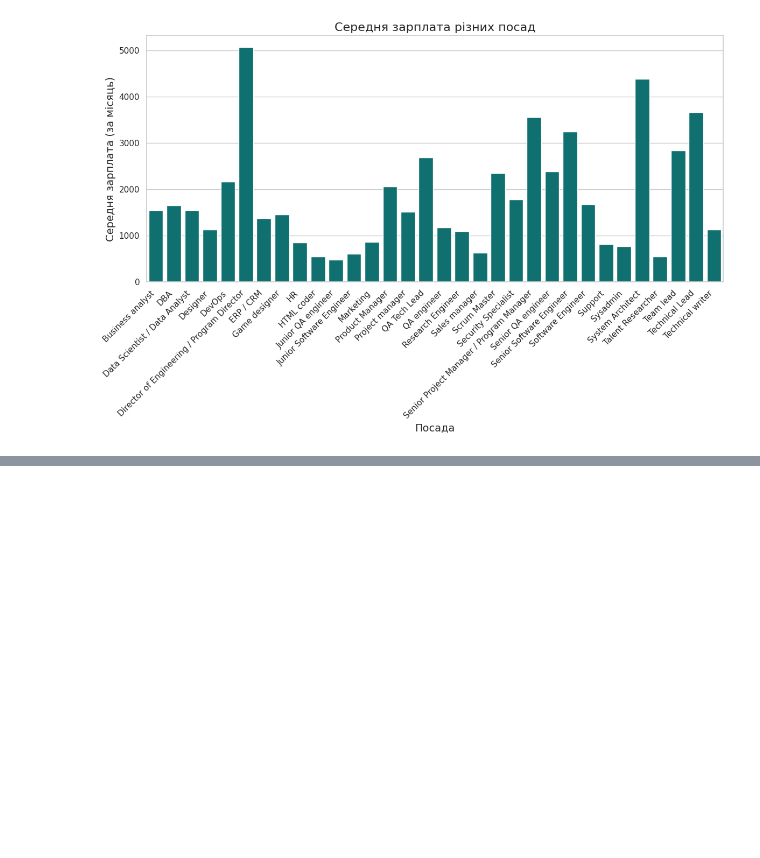
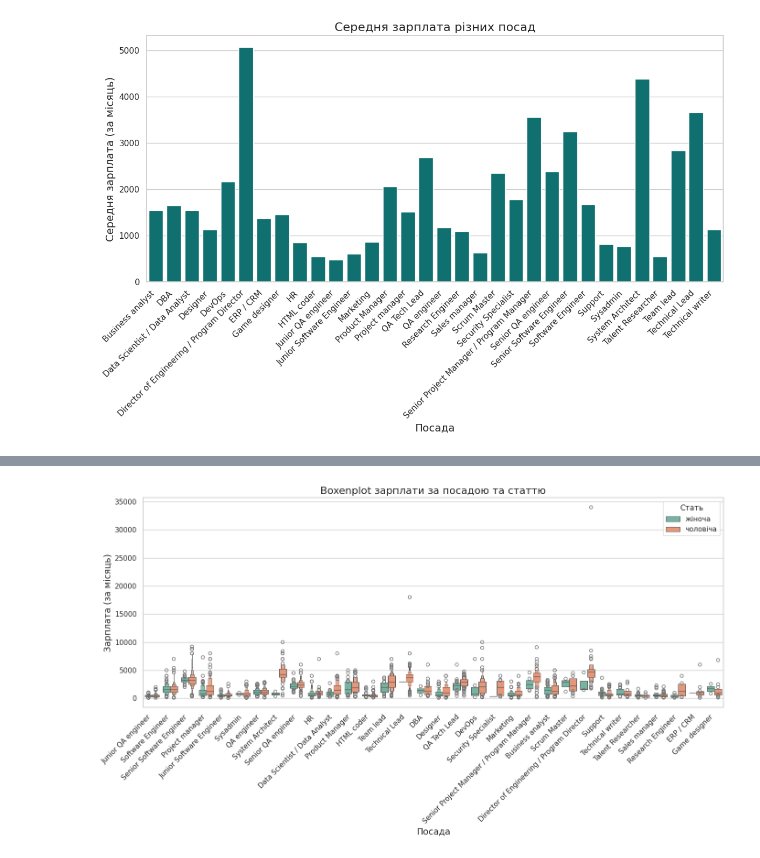
Before and after one commit to OlhaYastrebova/goit-ds-hw, a Jupyter notebook: Hw5_2.ipynb, the cells around one changed output, grey strips where cells are left out. Saved outputs shown, nothing was run; the diff lists cells and outputs as text; code cells hidden in the pictures; blank space fills up the shorter version.

```diff
--- a/Hw5_2.ipynb
+++ b/Hw5_2.ipynb
@@ -362,0 +414,37 @@ plt.show()
+# %%
+import pandas as pd
+import seaborn as sns
+import matplotlib.pyplot as plt
+
+# Читання CSV-файлу
+df = pd.read_csv('/content/2017_jun_final.csv')
+
+# Налаштування стилю графіка
+sns.set(style="whitegrid")
+
+# Створення boxenplot
+plt.figure(figsize=(14, 8))
+
+sns.boxenplot(
+    x='Посада',
+    y='Зарплата на місяць',
+    data=df,
+    palette='Set2',  # Використання кольорової палітри Set2
+    hue='Стать',     # Розрізняти дані за статтю
+    saturation=0.7   # Прозорість кольорів
+)
+
+# Налаштування заголовка та підписів
+plt.title('Boxenplot зарплати за посадою та статтю', fontsize=16)
+plt.xlabel('Посада', fontsize=14)
+plt.ylabel('Зарплата (за місяць)', fontsize=14)
+plt.xticks(rotation=45, ha='right')
+
+# Додавання легенди
+plt.legend(title='Стать')
+
+# Показати графік
+plt.tight_layout()
+plt.show()
+# %% [output]
+[figure, added]
```
Also changed, not shown: parts of 3 cells of this notebook.
